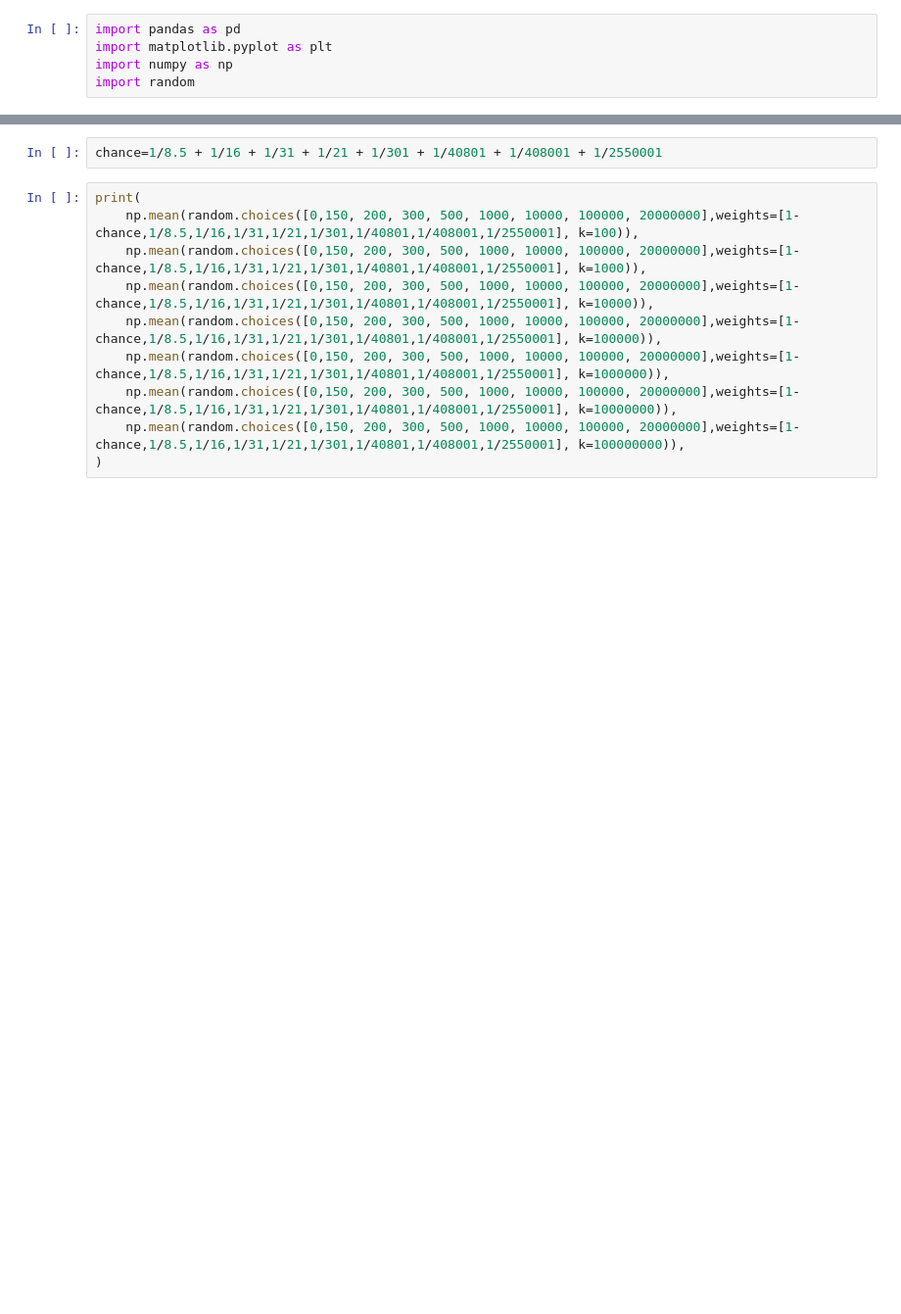
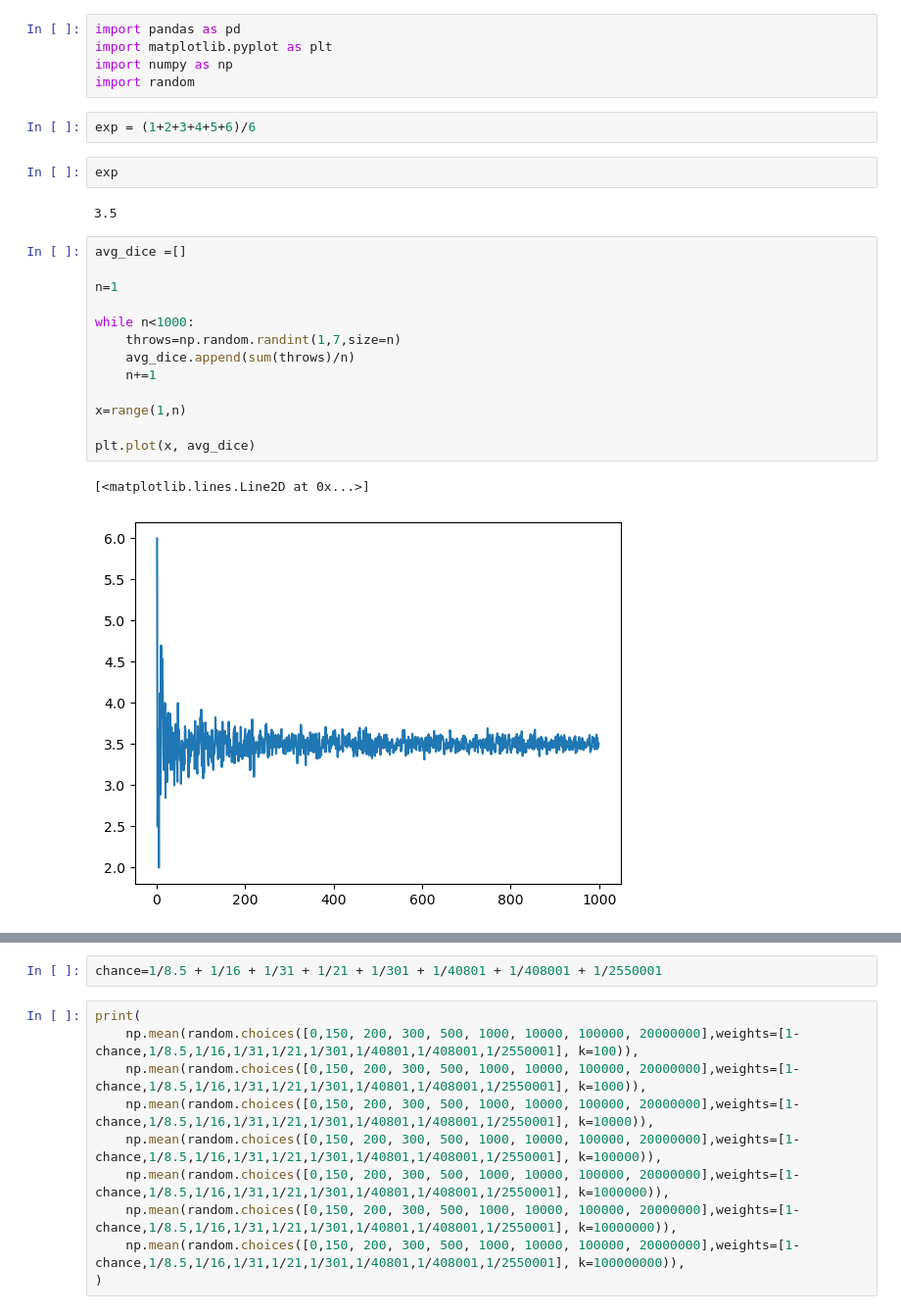
Before and after one commit to levikul09/Tutorials, a Jupyter notebook: LLN-pal.ipynb, the cells around one changed output, grey strips where cells are left out. Shown at 98% size. Saved outputs shown, nothing was run; the diff lists cells and outputs as text; blank space fills up the shorter version.

```diff
--- a/LLN-pal.ipynb
+++ b/LLN-pal.ipynb
@@ -3,3 +3,25 @@ import pandas as pd
 import matplotlib.pyplot as plt
 import numpy as np
 import random
+# %%
+exp = (1+2+3+4+5+6)/6
+# %%
+exp
+# %% [output]
+3.5
+# %%
+avg_dice =[]
+
+n=1
+
+while n<1000:
+    throws=np.random.randint(1,7,size=n)
+    avg_dice.append(sum(throws)/n)
+    n+=1
+
+x=range(1,n)
+
+plt.plot(x, avg_dice)
+# %% [output]
+[<matplotlib.lines.Line2D at 0x...>]
+[figure, added]
```
Also changed, not shown: parts of 3 cells of this notebook.
